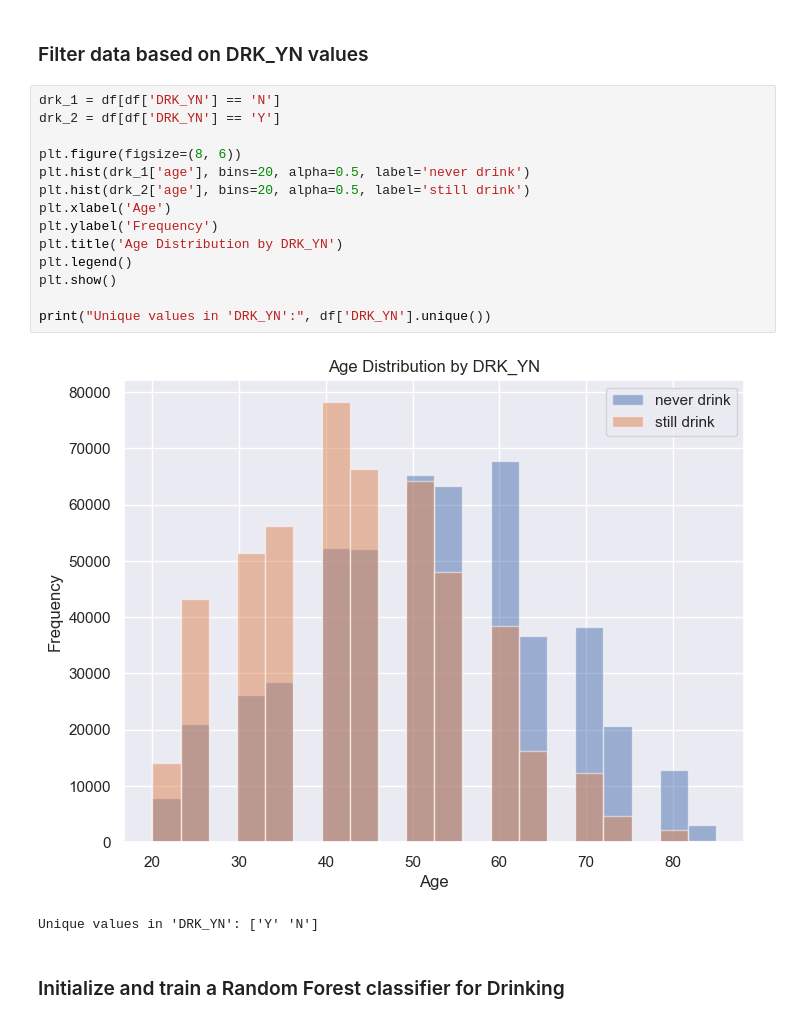
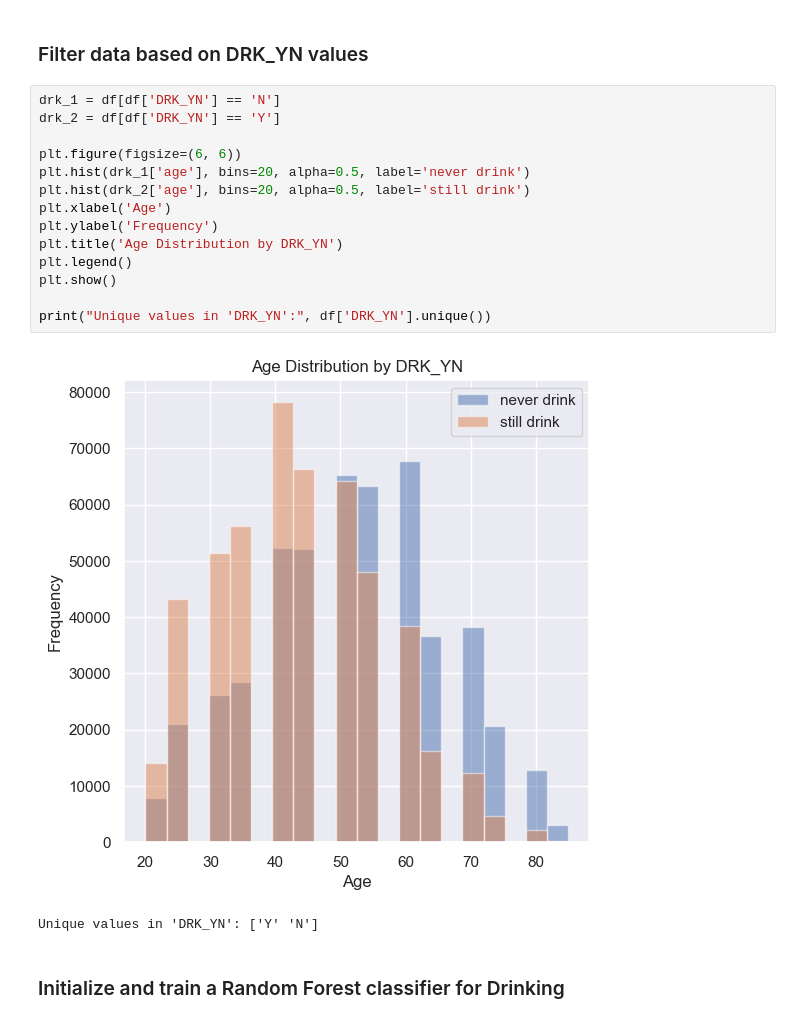
Before and after one commit to fatimahmirza/INM701Project, a Jupyter notebook: Coursework.ipynb, the cells around one changed output. Saved outputs shown, nothing was run; the diff lists cells and outputs as text.

```diff
--- a/Coursework.ipynb
+++ b/Coursework.ipynb
@@ -286,19 +286,19 @@ plt.show()
 # %%
 drk_1 = df[df['DRK_YN'] == 'N']
 drk_2 = df[df['DRK_YN'] == 'Y']
 
-plt.figure(figsize=(8, 6))
+plt.figure(figsize=(6, 6))
 plt.hist(drk_1['age'], bins=20, alpha=0.5, label='never drink')
 plt.hist(drk_2['age'], bins=20, alpha=0.5, label='still drink')
 plt.xlabel('Age')
 plt.ylabel('Frequency')
 plt.title('Age Distribution by DRK_YN')
 plt.legend()
 plt.show()
 
 print("Unique values in 'DRK_YN':", df['DRK_YN'].unique())
 # %% [output]
-[figure, old version]
+[figure, new version]
 Unique values in 'DRK_YN': ['Y' 'N']
 # %% [markdown]
 ### Initialize and train a Random Forest classifier for Drinking
```
Also changed, not shown: parts of 2 cells of this notebook.
